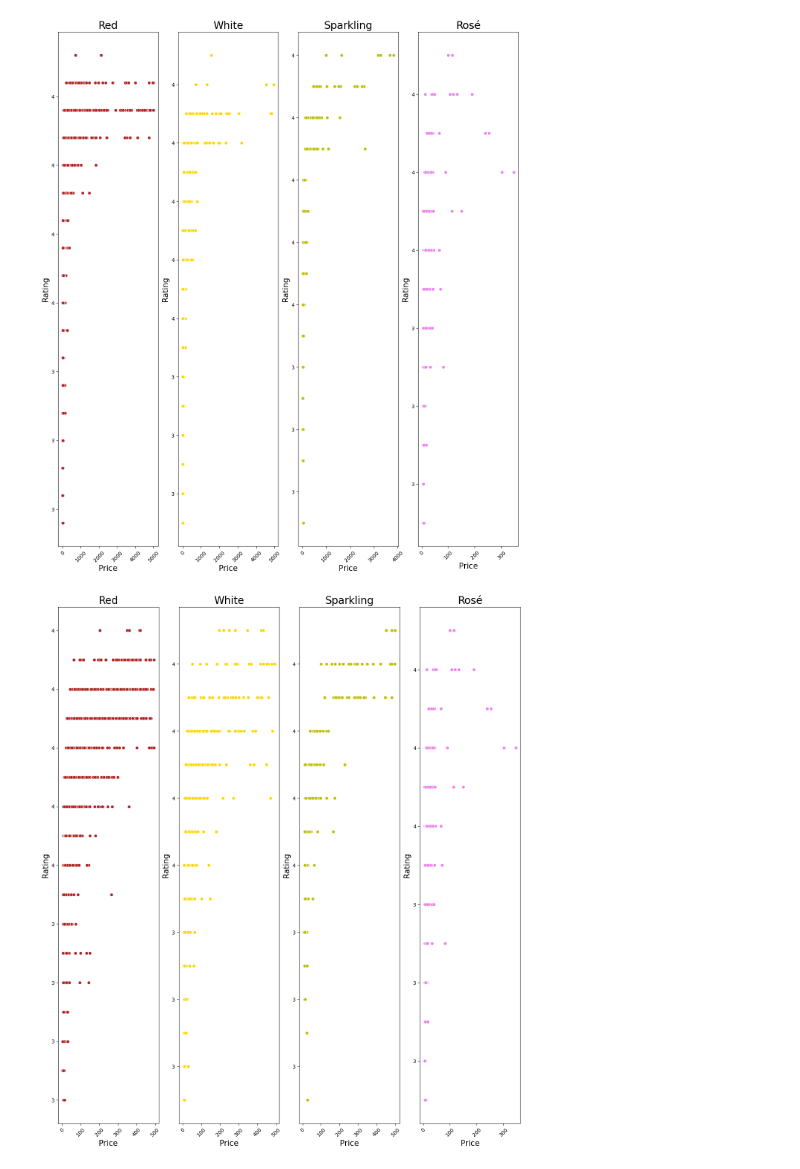
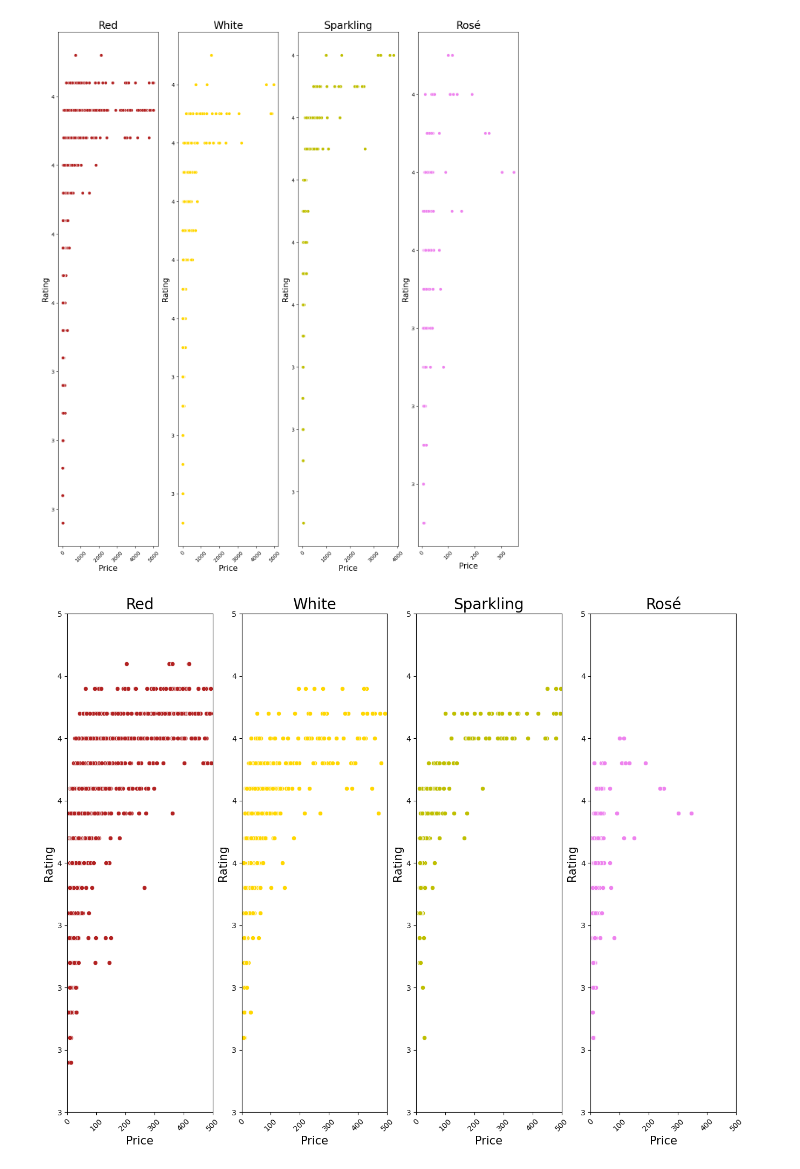
Before and after one commit to trashpanda-ai/In-Vino-Veritas, a Jupyter notebook: drafts/other plots.ipynb, the cells around one changed output. Drawn from its saved outputs; the diff is of its cells as text; code cells hidden in the pictures.

Commit message:
new plots and ppt adjustments

```diff
--- a/drafts/other plots.ipynb
+++ b/drafts/other plots.ipynb
@@ -157,47 +157,52 @@ plt.savefig('Rating by Price per Category.pdf')
 # %%
 df_filtered = df_filtered[df_filtered["Price"] < 500]
 # %%
-plt.figure(figsize=(16,18))
-plt.subplot(1,4,1)
+plt.figure(figsize=(16,12))
+plt.subplot(1,4,1).set_ylim([3, 5])
 graph1 = sns.scatterplot(x='Price', y='Rating',
                  data= df_filtered[df_filtered["Wine_Type_ID"] == 1],
                  color="firebrick")
 graph1.set_title("Red", fontsize=20)
 graph1.set_xlabel("Price", fontsize=15)
 graph1.set_ylabel("Rating", fontsize=15)
+graph1.set_xlim([0, 500])
 graph1.set_xticklabels(graph1.get_xticklabels(),rotation=45)
 graph1.set_yticklabels(graph1.get_yticks().astype(int))
 
-plt.subplot(1,4,2)
+
+plt.subplot(1,4,2).set_ylim([3, 5])
 graph1 = sns.scatterplot(x='Price', y='Rating',
                  data= df_filtered[df_filtered["Wine_Type_ID"] == 2],
                  color="gold")
 graph1.set_title("White", fontsize=20)
 graph1.set_xlabel("Price", fontsize=15)
 graph1.set_ylabel("Rating", fontsize=15)
+graph1.set_xlim([0, 500])
 graph1.set_xticklabels(graph1.get_xticklabels(),rotation=45)
 graph1.set_yticklabels(graph1.get_yticks().astype(int))
 
-plt.subplot(1,4,3)
+plt.subplot(1,4,3).set_ylim([3, 5])
 graph1 = sns.scatterplot(x='Price', y='Rating',
                  data= df_filtered[df_filtered["Wine_Type_ID"] == 3],
                  color="y")
 graph1.set_title("Sparkling", fontsize=20)
 graph1.set_xlabel("Price", fontsize=15)
 graph1.set_ylabel("Rating", fontsize=15)
+graph1.set_xlim([0, 500])
 graph1.set_xticklabels(graph1.get_xticklabels(),rotation=45)
 graph1.set_yticklabels(graph1.get_yticks().astype(int))
 
-plt.subplot(1,4,4)
+plt.subplot(1,4,4).set_ylim([3, 5])
 graph1 = sns.scatterplot(x='Price', y='Rating',
                  data= df_filtered[df_filtered["Wine_Type_ID"] == 4],
                  color="violet")
 graph1.set_title("Rosé", fontsize=20)
 graph1.set_xlabel("Price", fontsize=15)
 graph1.set_ylabel("Rating", fontsize=15)
+graph1.set_xlim([0, 500])
 graph1.set_xticklabels(graph1.get_xticklabels(),rotation=45)
 graph1.set_yticklabels(graph1.get_yticks().astype(int))
 
 plt.savefig('Rating by Price per Category(<500€).pdf')
 # %% [output]
-[figure, old version]
+[figure, new version]
```
Also changed, not shown: 8 other files.
